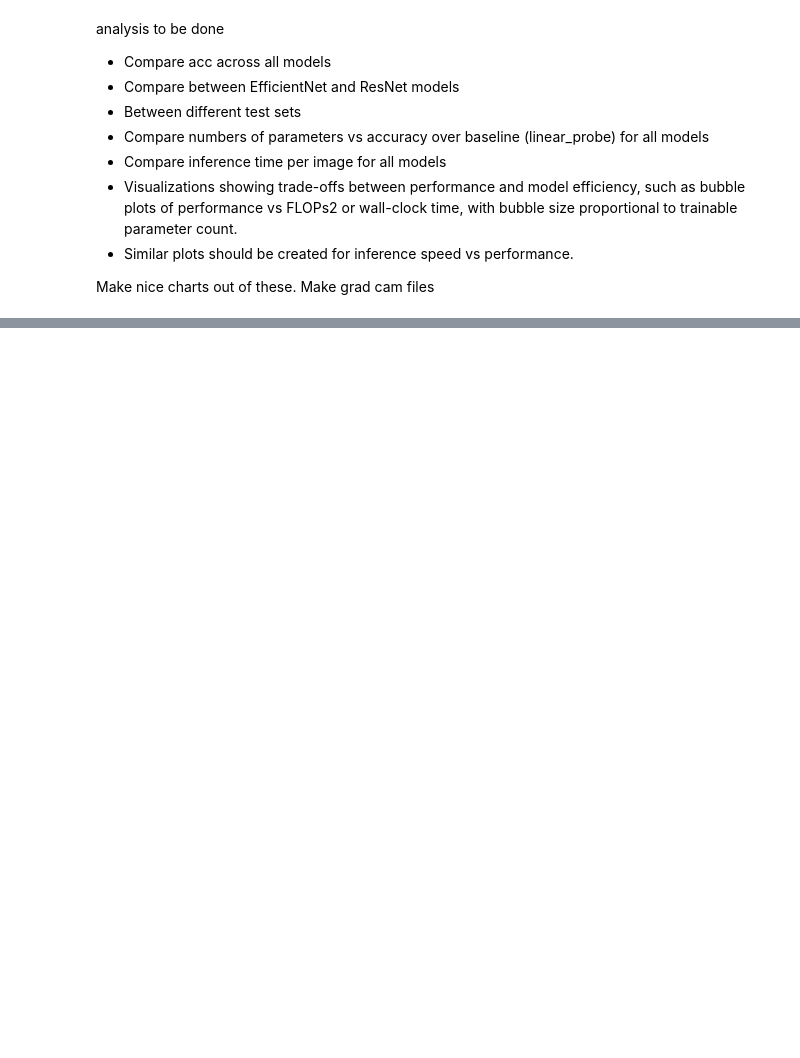
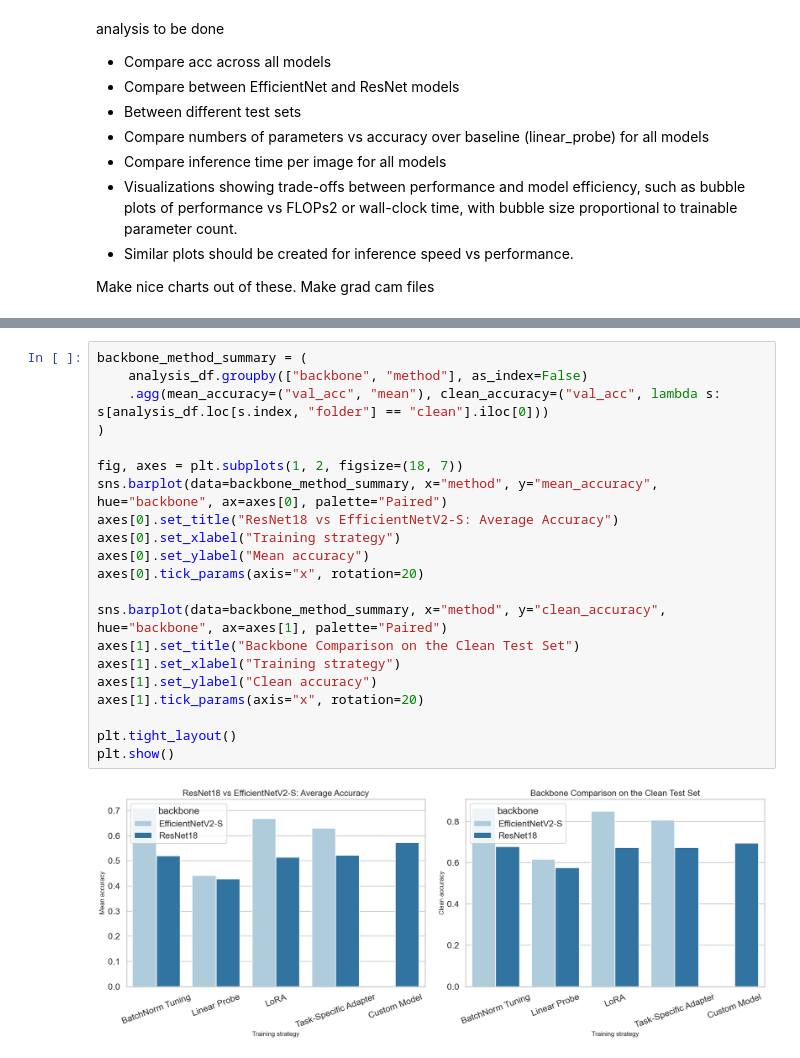
Before and after one commit to phanguy30/food_classification, a Jupyter notebook: analysis.ipynb, the cells around one changed output, grey strips where cells are left out. Drawn from its saved outputs; the diff is of its cells as text; blank space fills up the shorter version.

```diff
--- a/analysis.ipynb
+++ b/analysis.ipynb
@@ -72,0 +207,23 @@ Make grad cam files
+# %%
+backbone_method_summary = (
+    analysis_df.groupby(["backbone", "method"], as_index=False)
+    .agg(mean_accuracy=("val_acc", "mean"), clean_accuracy=("val_acc", lambda s: s[analysis_df.loc[s.index, "folder"] == "clean"].iloc[0]))
+)
+
+fig, axes = plt.subplots(1, 2, figsize=(18, 7))
+sns.barplot(data=backbone_method_summary, x="method", y="mean_accuracy", hue="backbone", ax=axes[0], palette="Paired")
+axes[0].set_title("ResNet18 vs EfficientNetV2-S: Average Accuracy")
+axes[0].set_xlabel("Training strategy")
+axes[0].set_ylabel("Mean accuracy")
+axes[0].tick_params(axis="x", rotation=20)
+
+sns.barplot(data=backbone_method_summary, x="method", y="clean_accuracy", hue="backbone", ax=axes[1], palette="Paired")
+axes[1].set_title("Backbone Comparison on the Clean Test Set")
+axes[1].set_xlabel("Training strategy")
+axes[1].set_ylabel("Clean accuracy")
+axes[1].tick_params(axis="x", rotation=20)
+
+plt.tight_layout()
+plt.show()
+# %% [output]
+[figure, added]
```
Also changed, not shown: parts of 7 cells of this notebook.
